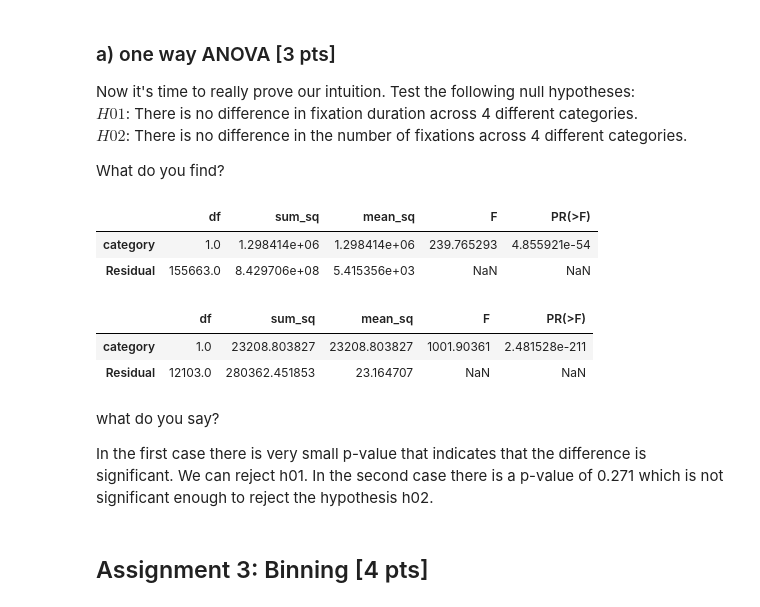
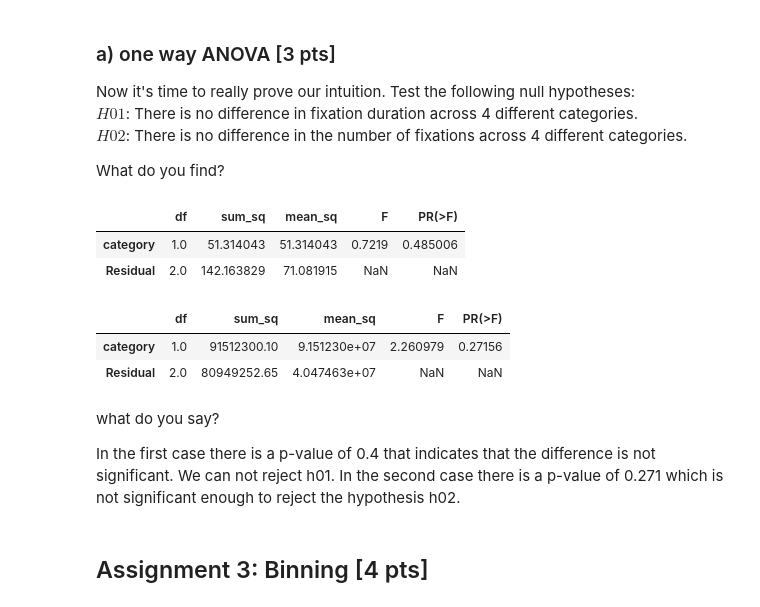
Before and after one commit to NBP-ACC/week-7-acc_5, a Jupyter notebook: Sheet05.ipynb, the cells around one changed output. Drawn from its saved outputs; the diff is of its cells as text; code cells hidden in the pictures.

```diff
--- a/Sheet05.ipynb
+++ b/Sheet05.ipynb
@@ -231,26 +233,28 @@ $H02$: There is no difference in the number of fixations across 4 different cate
 What do you find?
 # %%
 # H01
-dur_model = ols('duration ~ category', data=df).fit()
+df_duration = df.groupby('category', as_index=False).agg({'duration': 'mean'})
+dur_model = ols('duration ~ category', data=df_duration).fit()
 table = anova_lm(dur_model, typ=1)
 table
 # %% [output]
 |  | df | sum_sq | mean_sq | F | PR(>F) |
-| category | 1.0 | 1.298414e+06 | 1.298414e+06 | 239.765293 | 4.855921e-54 |
-| Residual | 155663.0 | 8.429706e+08 | 5.415356e+03 | NaN | NaN |
+| category | 1.0 | 51.314043 | 51.314043 | 0.7219 | 0.485006 |
+| Residual | 2.0 | 142.163829 | 71.081915 | NaN | NaN |
 # %%
 # H02
-fix_model = ols('fix ~ category', data=count_trial).fit()
+df_fix = df.groupby('category', as_index=False).agg({'fix': 'count'})
+fix_model = ols('fix ~ category', data=df_fix).fit()
 table = anova_lm(fix_model, typ=1)
 table
 # %% [output]
 |  | df | sum_sq | mean_sq | F | PR(>F) |
-| category | 1.0 | 23208.803827 | 23208.803827 | 1001.90361 | 2.481528e-211 |
-| Residual | 12103.0 | 280362.451853 | 23.164707 | NaN | NaN |
+| category | 1.0 | 91512300.10 | 9.151230e+07 | 2.260979 | 0.27156 |
+| Residual | 2.0 | 80949252.65 | 4.047463e+07 | NaN | NaN |
 # %% [markdown]
 what do you say?
 
-In the first case there is very small p-value that indicates that the difference is significant. We can reject h01.
+In the first case there is a p-value of 0.4 that indicates that the difference is not significant. We can not reject h01.
 In the second case there is a p-value of 0.271 which is not significant enough to reject the hypothesis h02.
 # %% [markdown]
 ## Assignment 3: Binning [4 pts]
```
Also changed, not shown: parts of 8 cells of this notebook.
